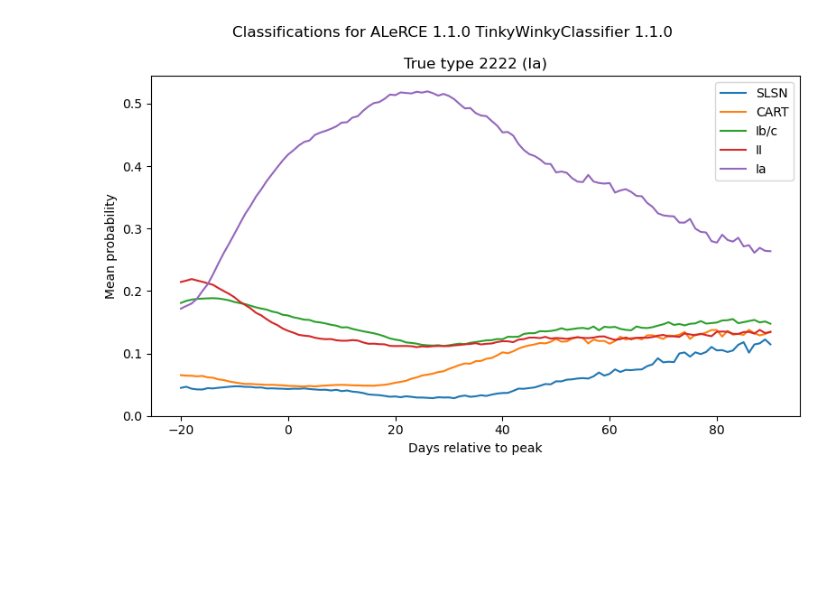
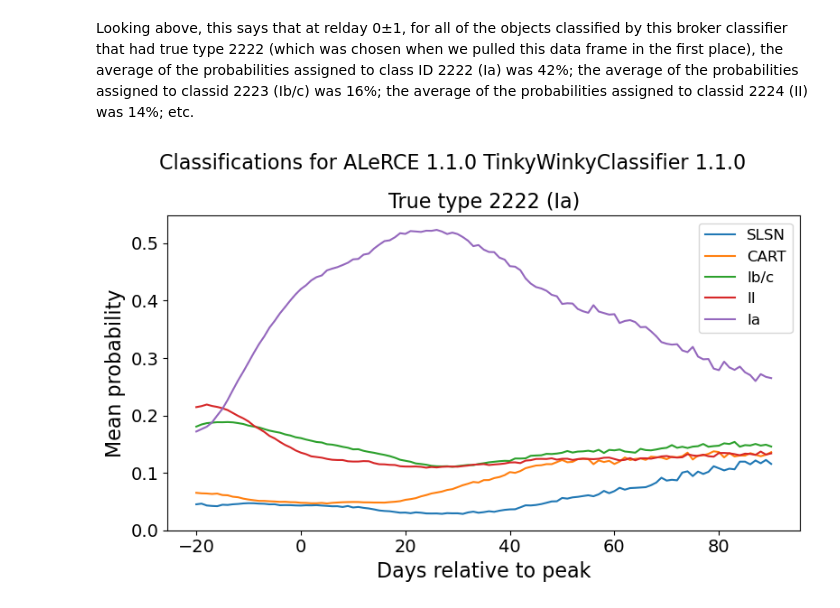
Before and after one commit to LSSTDESC/elasticc_metrics, a Jupyter notebook: elasticc2_rest_metric_demo.ipynb, the cells around one changed output. Cells and saved outputs as stored; diff of their text form; code cells hidden in the pictures; blank space fills up the shorter version.

```diff
--- a/elasticc2_rest_metric_demo.ipynb
+++ b/elasticc2_rest_metric_demo.ipynb
@@ -136,21 +265,26 @@ meanprobdf
+# %% [markdown]
+Looking above, this says that at relday 0±1, for all of the objects classified by this broker classifier that had true type 2222 (which was chosen when we pulled this data frame in the first place), the average of the probabilities assigned to class ID 2222 (Ia) was 42%; the average of the probabilities assigned to classid 2223 (Ib/c) was 16%; the average of the probabilities assigned to classid 2224 (II) was 14%; etc.
 # %%
 # Let's find the five most probable classes at any time, and plot the probabilities of those
 #  classes as a function of time.
 s = meanprobdf.sort_values( 'm.probability' ).reset_index().groupby( 'm.classid' ).agg( 'last' ).sort_values( 'm.probability' )
 classestodo = s.index.values[ -5: ]
 
 fig = pyplot.figure( figsize=(8,5), layout='tight' )
 c = classifiers[ str(cfer) ]
-fig.suptitle( f"Classifications for {c['brokername']} {c['brokerversion']} {c['classifiername']} {c['classifierparams']}" )
+fig.suptitle( f"Classifications for {c['brokername']} {c['brokerversion']} {c['classifiername']} {c['classifierparams']}",
+              fontsize=16 )
 ax = fig.add_subplot( 1, 1, 1 )
-ax.set_title( f"True type 2222 ({classids[str(truetype)]['description']})" )
+ax.set_title( f"True type 2222 ({classids[str(truetype)]['description']})", fontsize=16 )
 for classid in classestodo:
     subdf = meanprobdf.xs( classid, level='m.classid' )
     ax.plot( subdf.index.values, subdf['m.probability'].values, label=classids[str(classid)]['description'] )
-    ax.set_xlabel( "Days relative to peak" )
-    ax.set_ylabel( "Mean probability" )
+    ax.set_xlabel( "Days relative to peak", fontsize=16 )
+    ax.set_ylabel( "Mean probability", fontsize=16 )
 ax.set_ylim( [ 0, ax.get_ylim()[1] ] )
-ax.legend()
+ax.legend( fontsize=12 )
+ax.tick_params( "both", labelsize=14 )
+fig.savefig( f'{cfer}_{truetype}_probvst.svg' )
 fig.show()
 # %% [output]
-[figure, old version]
+[figure, new version]
```
Also changed, not shown: parts of 27 cells of this notebook, 5 other files.
